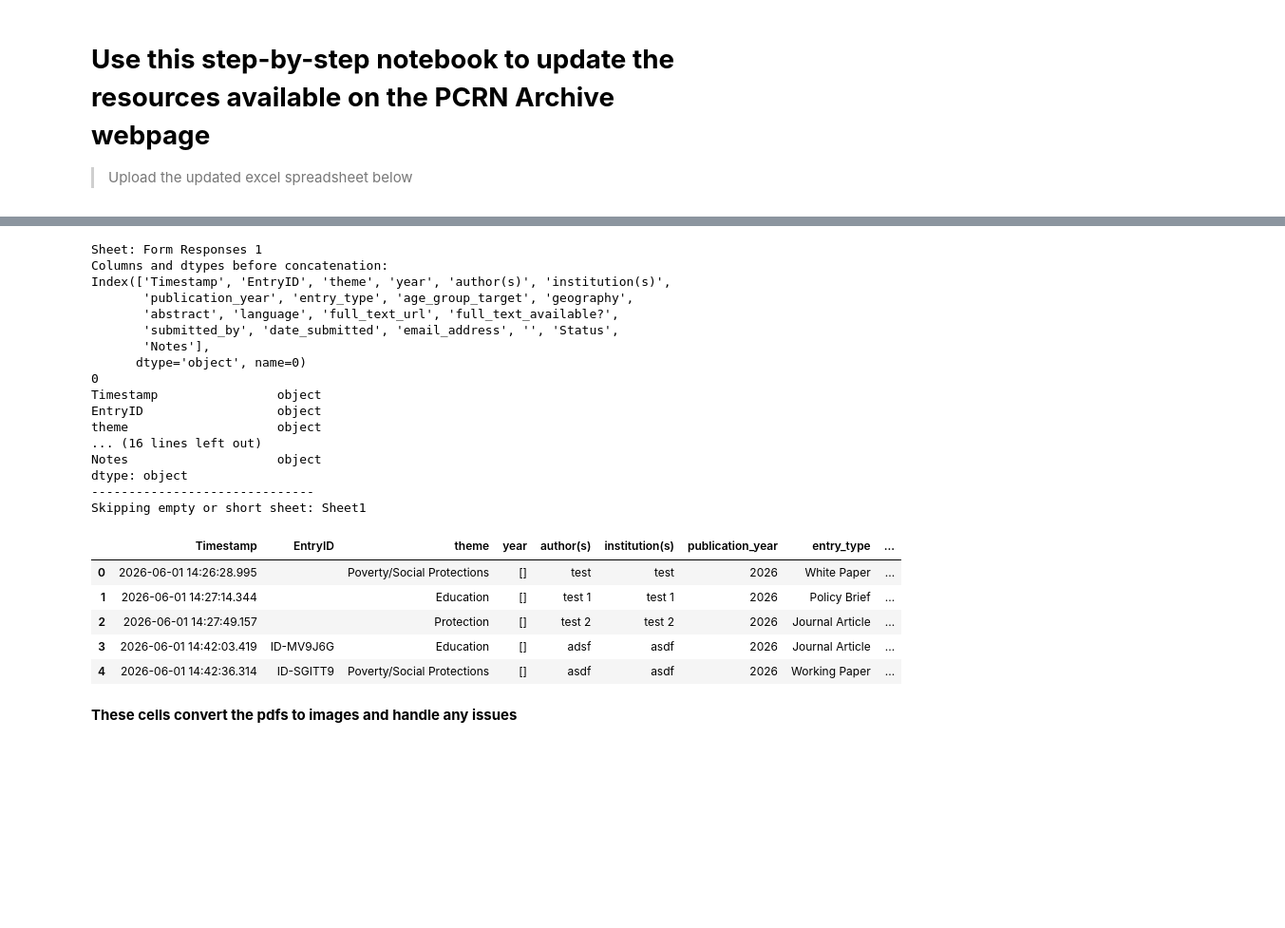
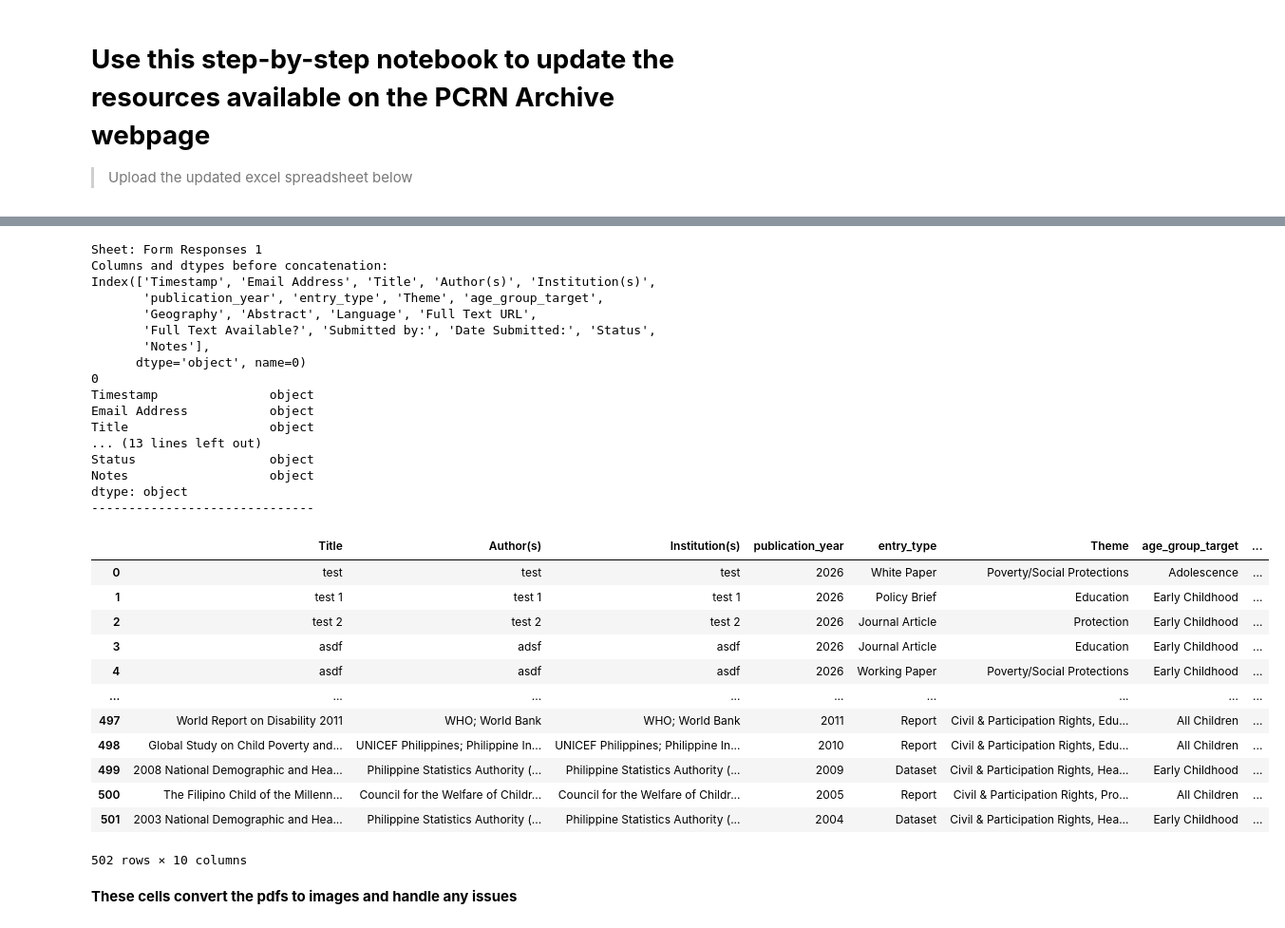
Before and after one commit to PhilSocialScienceCouncil/PCRN-2026, a Jupyter notebook: PCRNexcelprocessor.ipynb, the cells around one changed output, grey strips where cells are left out. Shown at 95% size. Cells and saved outputs as stored; diff of their text form; code cells hidden in the pictures; blank space fills up the shorter version.

```diff
--- a/PCRNexcelprocessor.ipynb
+++ b/PCRNexcelprocessor.ipynb
@@ -61,7 +61,7 @@ for sheet_name, sheet_df in all_sheets.items():
 df = pd.concat(dfs_with_journal, ignore_index=True)
 
 # Select only the desired columns and exclude those starting with '.'
-desired_columns = ['Timestamp', 'EntryID', 'theme', 'year', 'author(s)', 'institution(s)', 'publication_year', 'entry_type', 'age_group_target', 'geography', 'abstract', 'language', 'full_text_url', 'submitted_by', 'date_submitted', 'email_address']
+desired_columns = ['timestamp', 'Title', 'Author(s)', 'Institution(s)', 'publication_year', 'entry_type', 'Theme', 'age_group_target', 'Geography', 'Abstract', 'Language']
 # Ensure all desired columns exist before selecting
 desired_columns_existing = [col for col in desired_columns if col in df.columns]
 df = df[desired_columns_existing]
@@ -89,49 +89,56 @@ def extract_year(date_str):
                 print(f"Warning: Could not convert '{year_str}' to integer in year string '{date_str}'")
                 pass # Skip this invalid year
 
         return extracted_years if extracted_years else [] # Return the list of years or an empty list if none found
 
     except:
         # If any other error occurs, return an empty list
         return []
 
 
 # Apply the function to the 'year' column
 if 'year' in df.columns:
     df['year'] = df['year'].apply(extract_year)
 
 
 # Define the columns to check for emptiness, excluding 'journal' and 'year'
 columns_to_check_for_meaningful_text = [col for col in df.columns if col not in ['journal', 'year']]
 
 # Remove rows where all specified columns (excluding 'journal' and 'year') are empty strings
 df = df[~df[columns_to_check_for_meaningful_text].eq('').all(axis=1)]
 
 df
 # %% [output]
 Sheet: Form Responses 1
 Columns and dtypes before concatenation:
-Index(['Timestamp', 'EntryID', 'theme', 'year', 'author(s)', 'institution(s)',
-       'publication_year', 'entry_type', 'age_group_target', 'geography',
-       'abstract', 'language', 'full_text_url', 'full_text_available?',
-       'submitted_by', 'date_submitted', 'email_address', '', 'Status',
+Index(['Timestamp', 'Email Address', 'Title', 'Author(s)', 'Institution(s)',
+       'publication_year', 'entry_type', 'Theme', 'age_group_target',
+       'Geography', 'Abstract', 'Language', 'Full Text URL',
+       'Full Text Available?', 'Submitted by:', 'Date Submitted:', 'Status',
        'Notes'],
       dtype='object', name=0)
 0
-Timestamp                object
-EntryID                  object
-theme                    object
-... (16 lines left out)
-Notes                    object
+Timestamp               object
+Email Address           object
+Title                   object
+... (13 lines left out)
+Status                  object
+Notes                   object
 dtype: object
 ------------------------------
-Skipping empty or short sheet: Sheet1
-|  | Timestamp | EntryID | theme | year | author(s) | institution(s) | publication_year | entry_type | ... |
-| 0 | 2026-06-01 14:26:28.995 |  | Poverty/Social Protections | [] | test | test | 2026 | White Paper | ... |
-| 1 | 2026-06-01 14:27:14.344 |  | Education | [] | test 1 | test 1 | 2026 | Policy Brief | ... |
-| 2 | 2026-06-01 14:27:49.157 |  | Protection | [] | test 2 | test 2 | 2026 | Journal Article | ... |
-| 3 | 2026-06-01 14:42:03.419 | ID-MV9J6G | Education | [] | adsf | asdf | 2026 | Journal Article | ... |
-| 4 | 2026-06-01 14:42:36.314 | ID-SGITT9 | Poverty/Social Protections | [] | asdf | asdf | 2026 | Working Paper | ... |
+|  | Title | Author(s) | Institution(s) | publication_year | entry_type | Theme | age_group_target | ... |
+| 0 | test | test | test | 2026 | White Paper | Poverty/Social Protections | Adolescence | ... |
+| 1 | test 1 | test 1 | test 1 | 2026 | Policy Brief | Education | Early Childhood | ... |
+| 2 | test 2 | test 2 | test 2 | 2026 | Journal Article | Protection | Early Childhood | ... |
+| 3 | asdf | adsf | asdf | 2026 | Journal Article | Education | Early Childhood | ... |
+| 4 | asdf | asdf | asdf | 2026 | Working Paper | Poverty/Social Protections | Early Childhood | ... |
+| ... | ... | ... | ... | ... | ... | ... | ... | ... |
+| 497 | World Report on Disability 2011 | WHO; World Bank | WHO; World Bank | 2011 | Report | Civil & Participation Rights, Edu... | All Children | ... |
+| 498 | Global Study on Child Poverty and... | UNICEF Philippines; Philippine In... | UNICEF Philippines; Philippine In... | 2010 | Report | Civil & Participation Rights, Edu... | All Children | ... |
+| 499 | 2008 National Demographic and Hea... | Philippine Statistics Authority (... | Philippine Statistics Authority (... | 2009 | Dataset | Civil & Participation Rights, Hea... | Early Childhood | ... |
+| 500 | The Filipino Child of the Millenn... | Council for the Welfare of Childr... | Council for the Welfare of Childr... | 2005 | Report | Civil & Participation Rights, Pro... | All Children | ... |
+| 501 | 2003 National Demographic and Hea... | Philippine Statistics Authority (... | Philippine Statistics Authority (... | 2004 | Dataset | Civil & Participation Rights, Hea... | Early Childhood | ... |
+502 rows × 10 columns
 # %%
 # Function to extract year, handling errors and various formats, including multiple years
 def extract_year(date_str):
```
Also changed, not shown: parts of 1 cell of this notebook.
